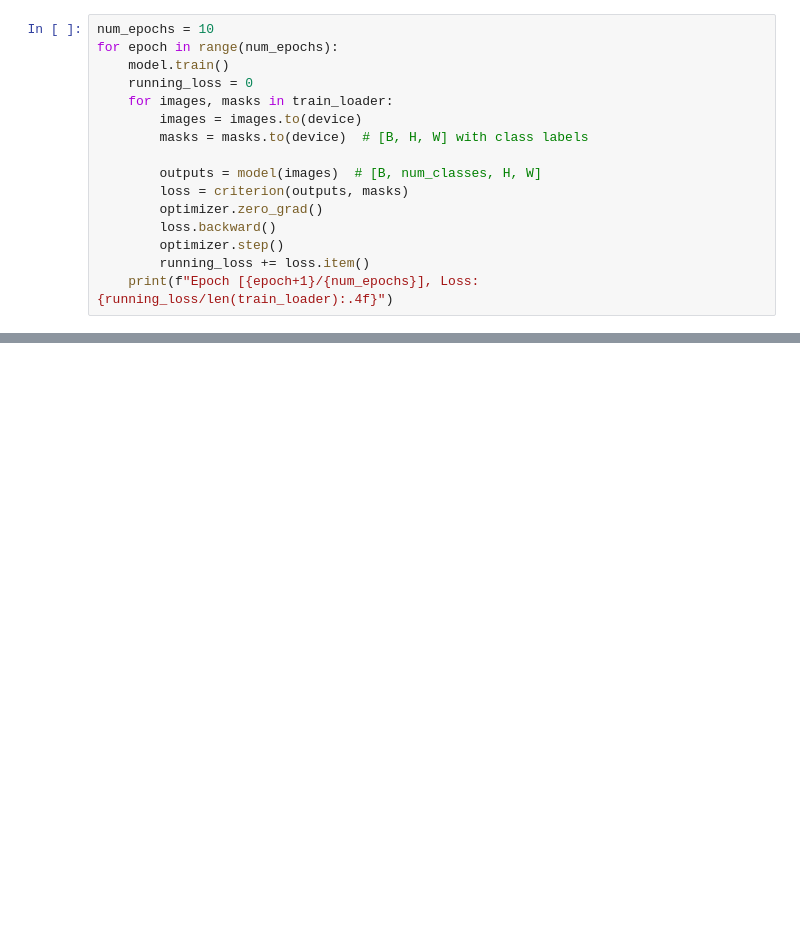
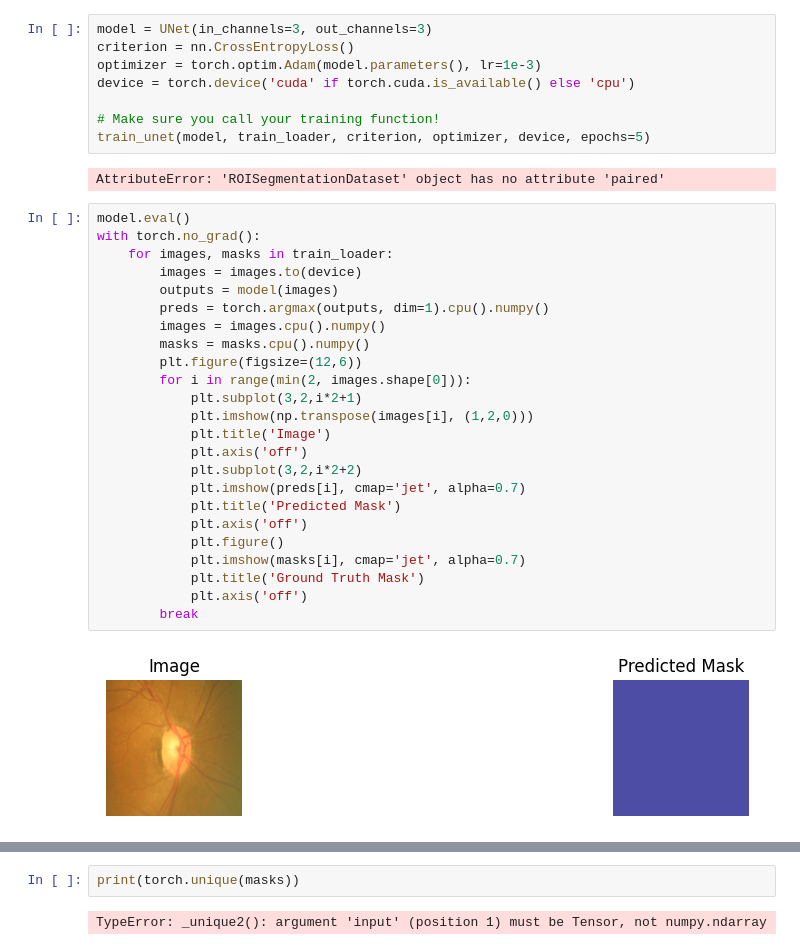
Before and after one commit to Aymanahmed-23/Glucoma-detection, a Jupyter notebook: od_oc_segmentation.ipynb, the cells around one changed output, grey strips where cells are left out. Cells and saved outputs as stored; diff of their text form; blank space fills up the shorter version.

```diff
--- a/od_oc_segmentation.ipynb
+++ b/od_oc_segmentation.ipynb
@@ -189,16 +197,36 @@ UNet(
 # %%
-num_epochs = 10
-for epoch in range(num_epochs):
-    model.train()
-    running_loss = 0
-    for images, masks in train_loader:
-        images = images.to(device)
-        masks = masks.to(device)  # [B, H, W] with class labels
+model = UNet(in_channels=3, out_channels=3)
+criterion = nn.CrossEntropyLoss()
+optimizer = torch.optim.Adam(model.parameters(), lr=1e-3)
+device = torch.device('cuda' if torch.cuda.is_available() else 'cpu')
 
-        outputs = model(images)  # [B, num_classes, H, W]
-        loss = criterion(outputs, masks)
-        optimizer.zero_grad()
-        loss.backward()
-        optimizer.step()
-        running_loss += loss.item()
-    print(f"Epoch [{epoch+1}/{num_epochs}], Loss: {running_loss/len(train_loader):.4f}")
+# Make sure you call your training function!
+train_unet(model, train_loader, criterion, optimizer, device, epochs=5)
+# %% [output]
+AttributeError: 'ROISegmentationDataset' object has no attribute 'paired'
+# %%
+model.eval()
+with torch.no_grad():
+    for images, masks in train_loader:
+        images = images.to(device)
+        outputs = model(images)
+        preds = torch.argmax(outputs, dim=1).cpu().numpy()
+        images = images.cpu().numpy()
+        masks = masks.cpu().numpy()
+        plt.figure(figsize=(12,6))
+        for i in range(min(2, images.shape[0])):
+            plt.subplot(3,2,i*2+1)
+            plt.imshow(np.transpose(images[i], (1,2,0)))
+            plt.title('Image')
+            plt.axis('off')
+            plt.subplot(3,2,i*2+2)
+            plt.imshow(preds[i], cmap='jet', alpha=0.7)
+            plt.title('Predicted Mask')
+            plt.axis('off')
+            plt.figure()
+            plt.imshow(masks[i], cmap='jet', alpha=0.7)
+            plt.title('Ground Truth Mask')
+            plt.axis('off')
+        break
+# %% [output]
+[figure, added]
@@ -204,0 +235,4 @@ for epoch in range(num_epochs):
+# %%
+print(torch.unique(masks))
+# %% [output]
+TypeError: _unique2(): argument 'input' (position 1) must be Tensor, not numpy.ndarray
```
Also changed, not shown: parts of 16 cells of this notebook.
